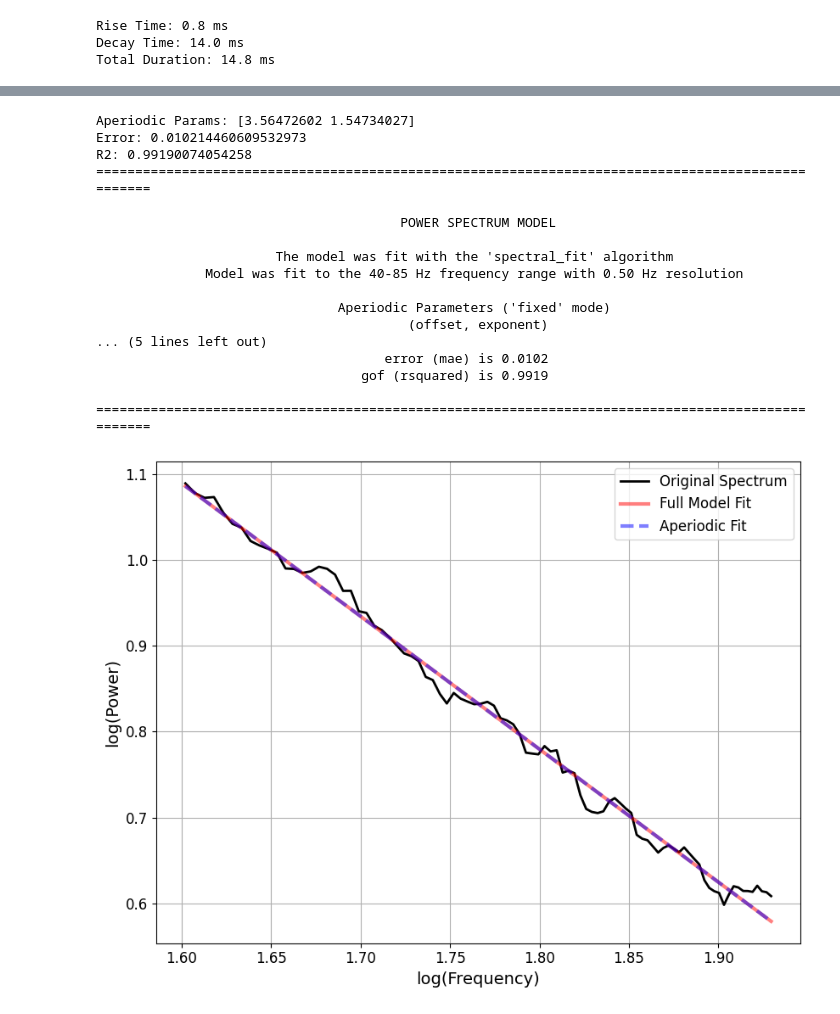
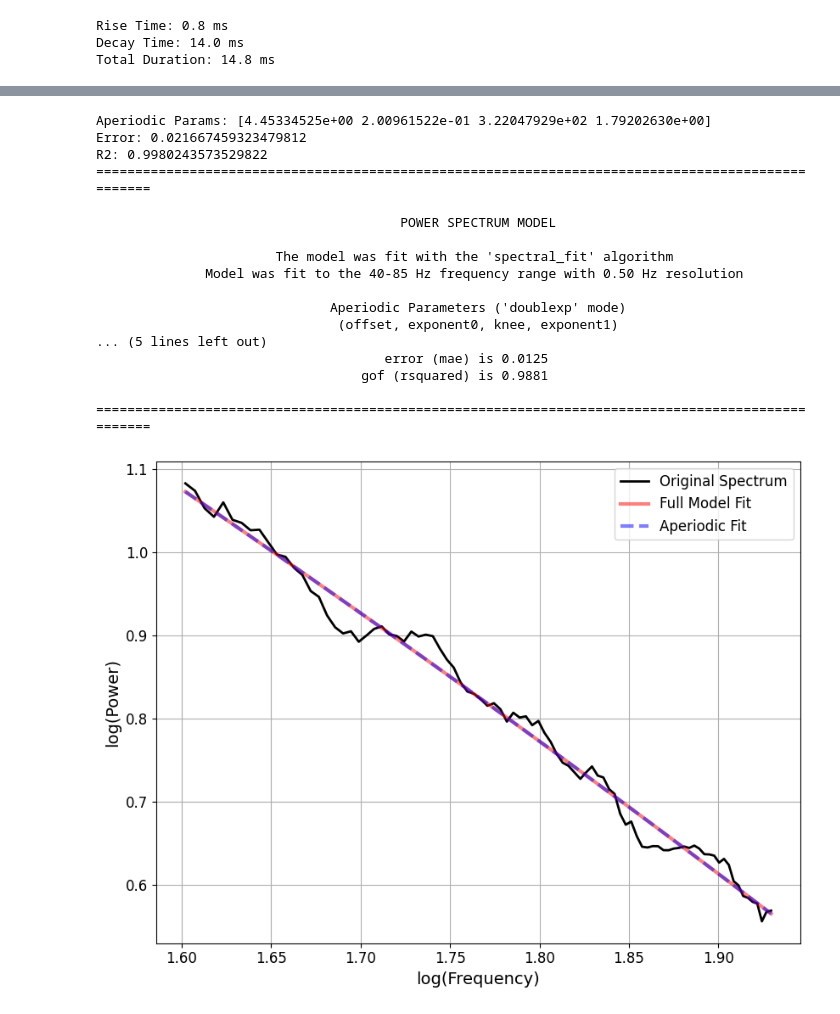
Before and after one commit to RojasMN/synaptic-kernels-LFP, a Jupyter notebook: exploratory.ipynb, the cells around one changed output, grey strips where cells are left out. Drawn from its saved outputs; the diff is of its cells as text; code cells hidden in the pictures.

```diff
--- a/exploratory.ipynb
+++ b/exploratory.ipynb
@@ -169,25 +169,25 @@ plot_psd_log(psd = psd, freqs = freqs, xlim = (1, 300))
 # %%
-freq_range = [40, 85]
-aperiodic_mode = 'fixed'
+freq_range = [1, 300]
+aperiodic_mode = 'doublexp'
 
 model = specparam(psd = psd, freqs = freqs, freq_range = freq_range, aperiodic_mode = aperiodic_mode, verbose = True)
 model.report(freqs, psd, [40, 85], plt_log = True)
 # %% [output]
-Aperiodic Params: [3.56472602 1.54734027]
-Error: 0.010214460609532973
-R2: 0.99190074054258
+Aperiodic Params: [4.45334525e+00 2.00961522e-01 3.22047929e+02 1.79202630e+00]
+Error: 0.021667459323479812
+R2: 0.9980243573529822
 ==================================================================================================
 
                                        POWER SPECTRUM MODEL
 
                        The model was fit with the 'spectral_fit' algorithm
               Model was fit to the 40-85 Hz frequency range with 0.50 Hz resolution
 
-                               Aperiodic Parameters ('fixed' mode)
-                                        (offset, exponent)
+                              Aperiodic Parameters ('doublexp' mode)
+                               (offset, exponent0, knee, exponent1)
 ... (5 lines left out)
-                                     error (mae) is 0.0102
-                                  gof (rsquared) is 0.9919
+                                     error (mae) is 0.0125
+                                  gof (rsquared) is 0.9881
 
 ==================================================================================================
-[figure, old version]
+[figure, new version]
```
Also changed, not shown: parts of 7 cells of this notebook, 2 other files.
